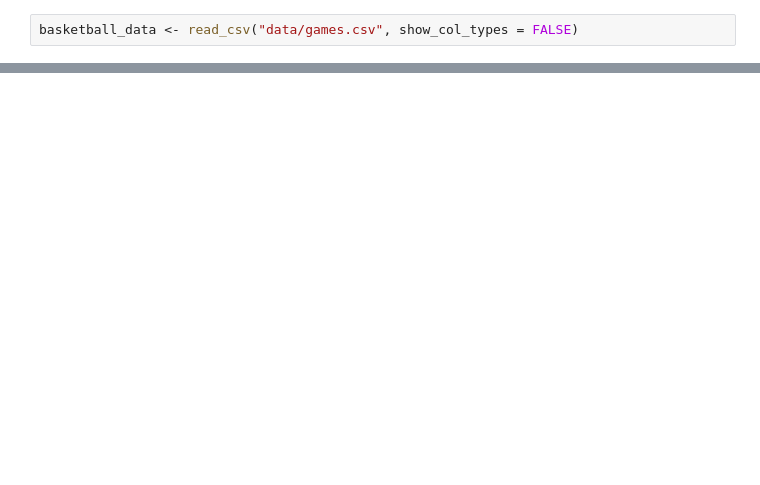
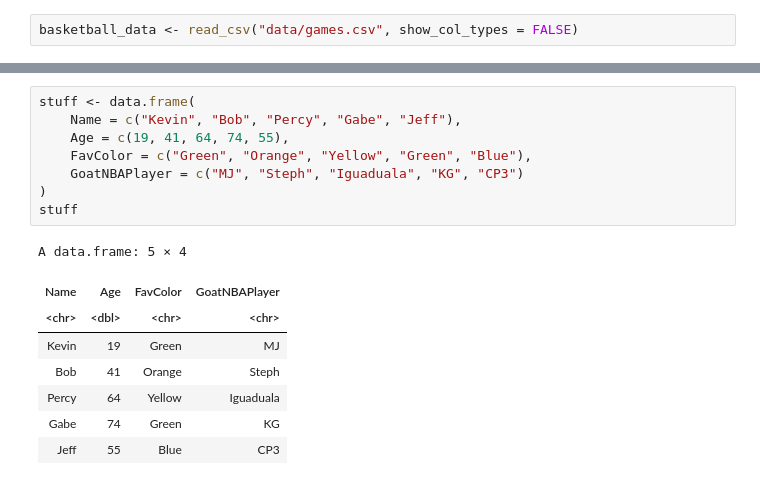
Before and after one commit to kevinnkansah/LearnDataScience, a Jupyter notebook: R/R_Notebook.ipynb, the cells around one changed output, grey strips where cells are left out. Cells and saved outputs as stored; diff of their text form; blank space fills up the shorter version.

```diff
--- a/R/R_Notebook.ipynb
+++ b/R/R_Notebook.ipynb
@@ -67,0 +172,17 @@ fil
+# %%
+stuff <- data.frame(
+    Name = c("Kevin", "Bob", "Percy", "Gabe", "Jeff"),
+    Age = c(19, 41, 64, 74, 55),
+    FavColor = c("Green", "Orange", "Yellow", "Green", "Blue"),
+    GoatNBAPlayer = c("MJ", "Steph", "Iguaduala", "KG", "CP3")
+)
+stuff
+# %% [output]
+A data.frame: 5 × 4
+| Name | Age | FavColor | GoatNBAPlayer |
+| <chr> | <dbl> | <chr> | <chr> |
+| Kevin | 19 | Green | MJ |
+| Bob | 41 | Orange | Steph |
+| Percy | 64 | Yellow | Iguaduala |
+| Gabe | 74 | Green | KG |
+| Jeff | 55 | Blue | CP3 |
```
Also changed, not shown: parts of 8 cells of this notebook.
